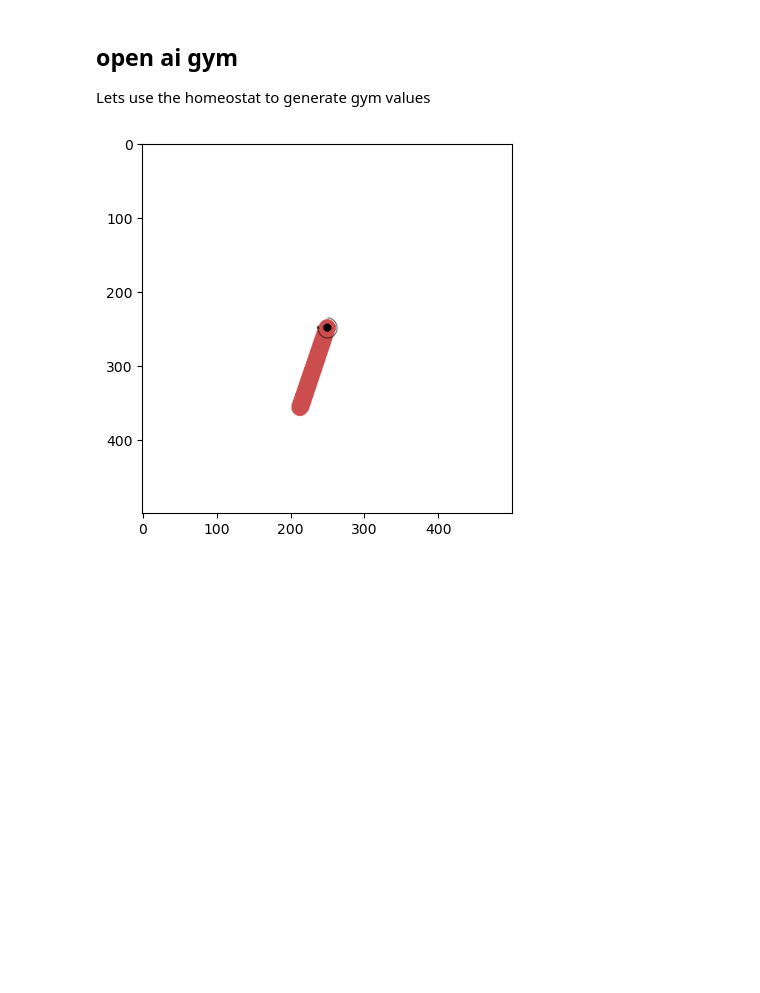
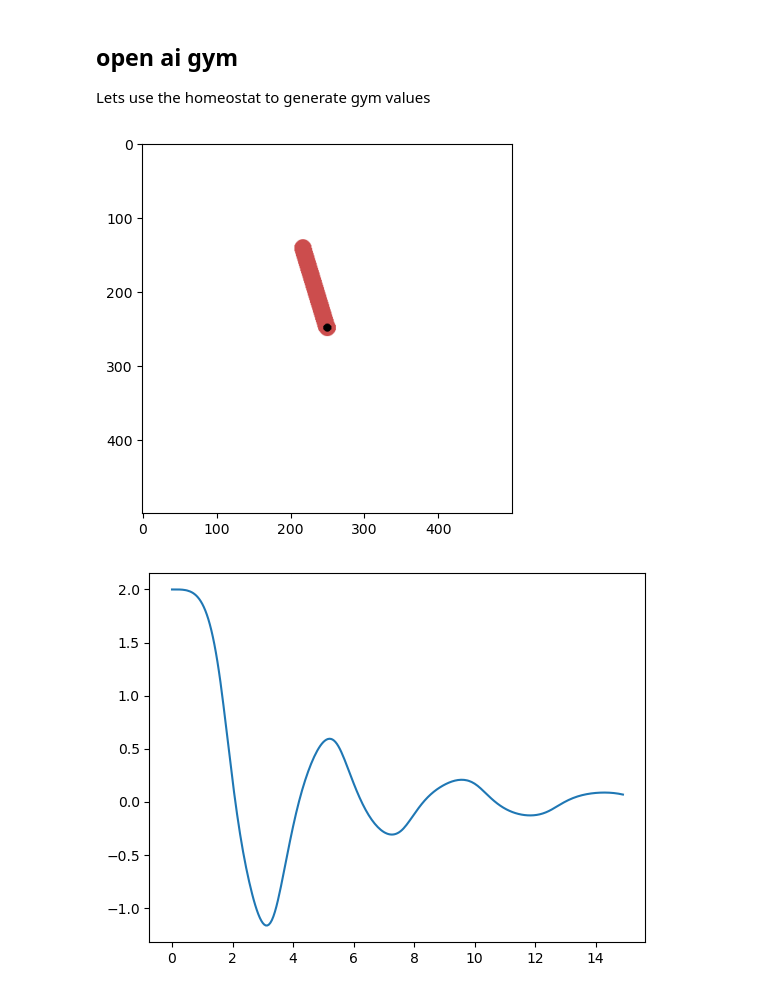
Before and after one commit to shepai/Chaos-Robotics, a Jupyter notebook: Simulation/Reward Modelling/homeostat.ipynb, the cells around one changed output. Cells and saved outputs as stored; diff of their text form; code cells hidden in the pictures; blank space fills up the shorter version.

```diff
--- a/Simulation/Reward Modelling/homeostat.ipynb
+++ b/Simulation/Reward Modelling/homeostat.ipynb
@@ -38,15 +38,15 @@ hom = homeostat.Homeostat()
 n_units = 1
 upper_limit = 20
 lower_limit = -20
-upper_viability = 1
-lower_viability = -1
-test_interval = 2
+upper_viability = 0.5
+lower_viability = -0.1
+test_interval = 10
 
 #intialize homeostat
 hom.init(n_units,upper_limit,lower_limit,upper_viability,lower_viability,test_interval)
 hom.resetWeights(-1,1) #set the random distribution
 #define loop parameters
-dt=0.05
+dt=0.01
 t = 0
 ts = [t]
 duration = 100
@@ -91,18 +91,18 @@ test_interval = 10
 hom.init(n_units,upper_limit,lower_limit,upper_viability,lower_viability,test_interval)
 hom.resetWeights(-1,1) #set the random distribution
 #define loop parameters
-dt=0.1
+dt=0.01
 t = 0
 ts = [t]
-duration = 100
+duration = 200
 count=0
 def feedback(val):
-    return (3-rnd.randint(1,10)/10)/3
+    return rnd.randint(1,100)/1
 feed=0
 #time loop
 while t < duration:
     #feed=1
-    hom.step_var(dt,rnd.randint(1,100)/10)
+    hom.step_var(dt,feed)
     b=hom.getUnit(0,count)
     item=np.asarray(b).view(np.float32)
     if len(item)>0:
@@ -226,42 +252,60 @@ from copy import deepcopy as dc
 # %%
 SIM='Pendulum-v1'
 
-genotype=np.array([random.randrange(-20,20)/10 for i in range(100)]).reshape((100,1))
-
-def run_trial(genotype,num_trials,show=True):
+def run_trial(num_trials):
+    #setup gym
     env = gym.make(SIM,render_mode="rgb_array")
     observation, info = env.reset()
     rewards=0
-    assert len(genotype)>=num_trials, "Make sure the num_trials is not greater than your genotype size"
     observations=[]
     totalFit=-100
     best_obvs=[]
+    #homeostat setup
+    dt=0.05
+    h=homeostat_client(n_units,2,-2,upper_viability,lower_viability,test_interval) #create agent
+    b=h.hom.getUnit(0,1)
+    feed=np.asarray(b).view(np.float32)
+    action=0
+    t=0
+    ts = [t]
+    #main loop
     for _ in range(num_trials):
-        action = genotype[_]
-
+        h.hom.step_var(dt,feed)
+        b=h.hom.getUnit(0,_)
+        action=np.asarray(b).view(np.float32)
+        if len(action)>0:
+            action=[action[-1]]
+        else: action=[0]
         observation, reward, terminated, truncated, info = env.step(action) #step through with each action
+        action = h.hom.step_var(dt,feed)
         rewards+=reward
-        observations.append(fitness(observation))
+        feed=maths.acos(observation[0])
         if terminated or truncated: #environment finished
             observation, info = env.reset()
             if sum(observations)>=totalFit: #save best observaations
                 totalFit=sum(observation)
                 best_obvs=dc(observations) #copy obs
             observations=[]
+        t += dt
+        ts.append(t)
     endObs=observation
-    if show:
-        return rewards,endObs,env.render()
-    env.close()
-    endObs=observation
-    return rewards,best_obvs
+    #get end positions
+    b=h.hom.getUnit(0,_)
+    feed=np.asarray(b).view(np.float32)
+    return rewards,best_obvs,env.render(),[ts,feed]
 
 def fitness(observation):
     best=[0.6, 0.07]
     worst=[-1.2, -0.07]
     return ((observation[0]))/(best[0]+abs(worst[0]))#*0.5 + (abs(observaion[])/(best[1]+abs(worst[1])))*0.5
 
-c=run_trial(genotype,100,show=True)
+
+c=run_trial(300)
 plt.imshow(c[2])
 plt.show()
+
+plt.plot(c[3][0][0:len(c[3][1])],c[3][1])
+plt.show()
 # %% [output]
-[figure, old version]
+[figure, new version]
+[figure, added]
```
Also changed, not shown: parts of 5 cells of this notebook, 1 other file.
